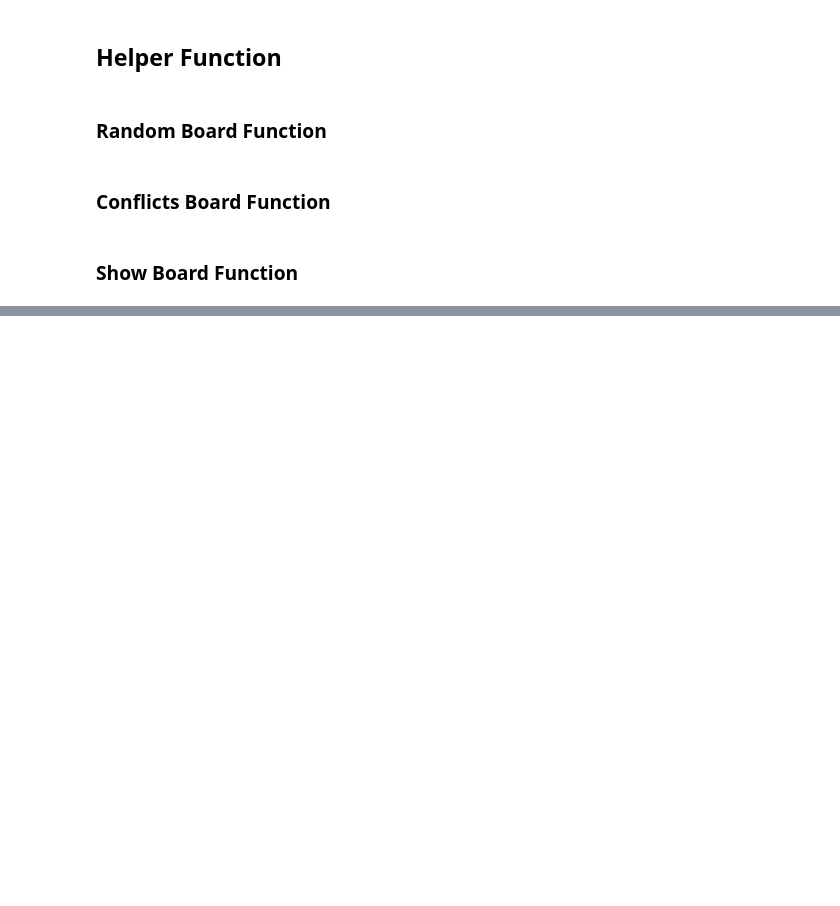
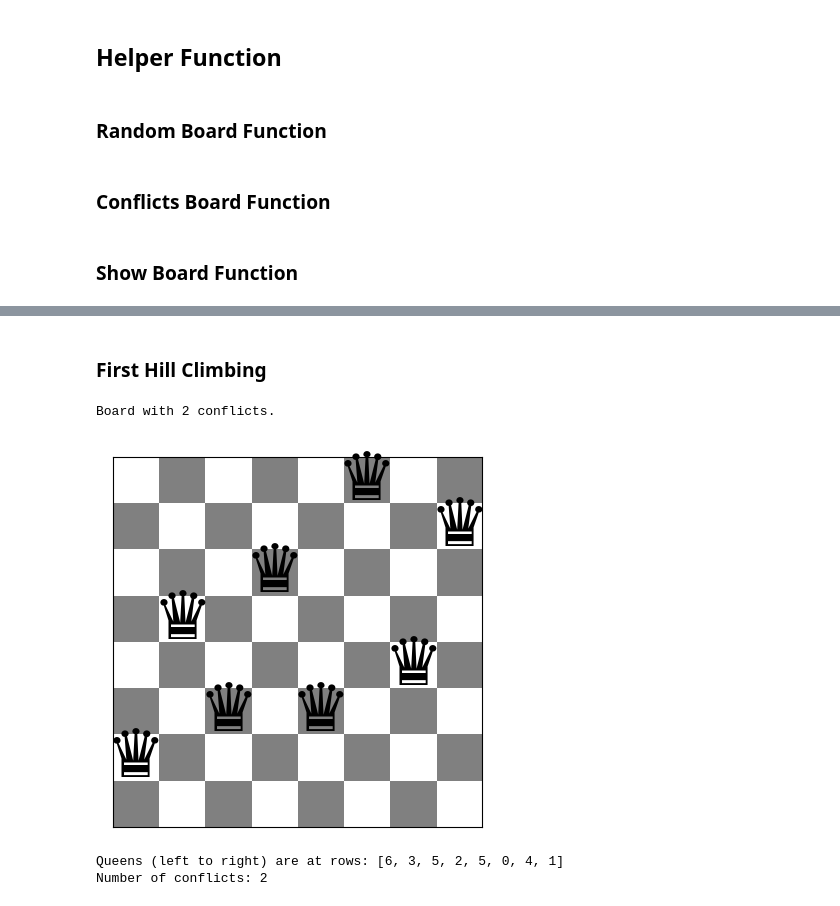
Before and after one commit to sleepymor/Week-4-Introduction-to-AI, a Jupyter notebook: queens-problem.ipynb, the cells around one changed output, grey strips where cells are left out. Cells and saved outputs as stored; diff of their text form; code cells hidden in the pictures; blank space fills up the shorter version.

```diff
--- a/queens-problem.ipynb
+++ b/queens-problem.ipynb
@@ -135,0 +163,30 @@ Number of conflicts: 0
+# %% [markdown]
+### First Hill Climbing
+# %%
+def first_hill_climbing(n, max_iter=100):
+
+  current = [random.randint(0, n-1) for _ in range(n)]
+
+  for _ in range(max_iter):
+    current_objective = objective(current)
+    neighbors = generate_neighbors(current)
+    random.shuffle(neighbors)
+
+    for neighbor in neighbors:
+      neighbor_objective = objective(neighbor)
+      if neighbor_objective > current_objective:
+        current = neighbor
+        break
+
+  return current
+
+solution = first_hill_climbing(8)
+
+show_board(solution)
+print(f"Queens (left to right) are at rows: {solution}")
+print(f"Number of conflicts: {conflicts(solution)}")
+# %% [output]
+Board with 2 conflicts.
+[figure, added]
+Queens (left to right) are at rows: [6, 3, 5, 2, 5, 0, 4, 1]
+Number of conflicts: 2
```
Also changed, not shown: parts of 8 cells of this notebook.
